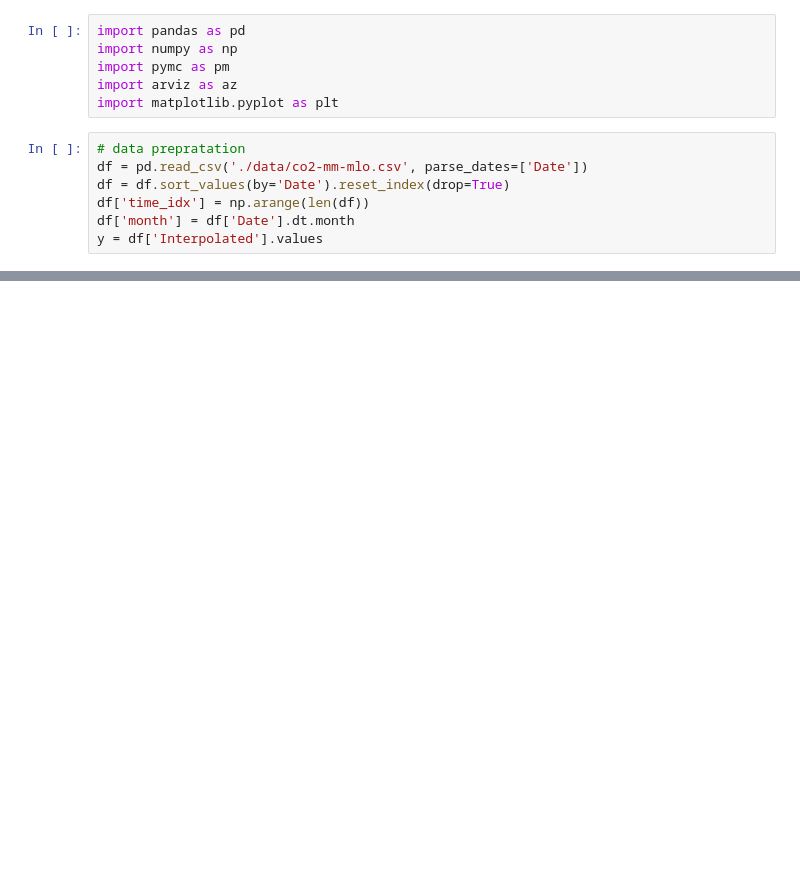
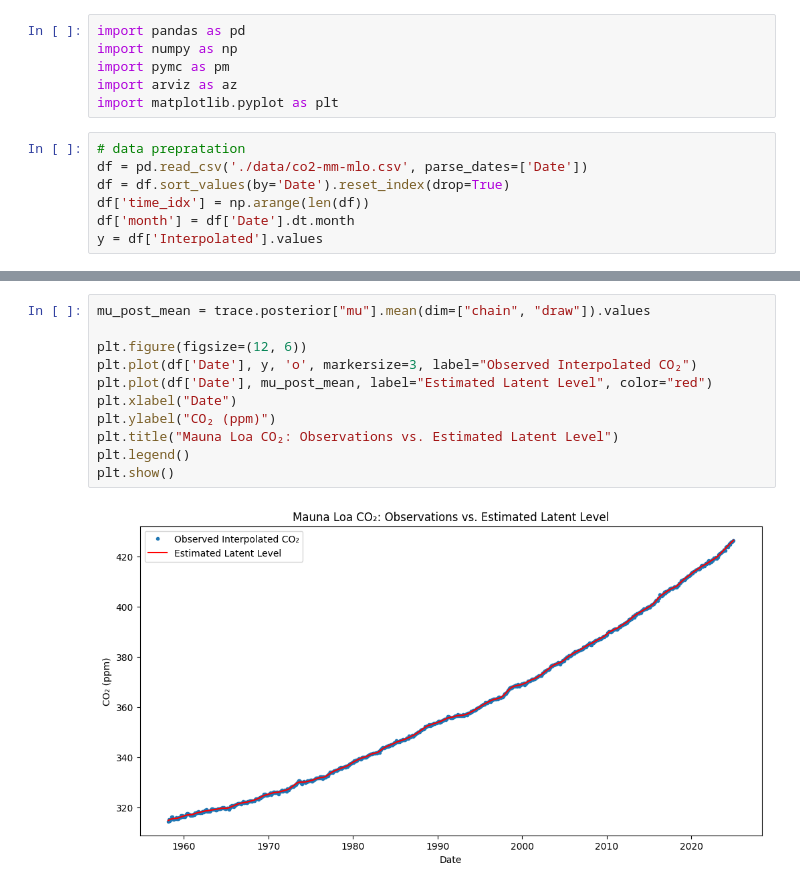
Before and after one commit to kabitalama/MaunaLoa-CO2-Level-BSTS-PyMC, a Jupyter notebook: bsts.ipynb, the cells around one changed output, grey strips where cells are left out. Drawn from its saved outputs; the diff is of its cells as text; blank space fills up the shorter version.

```diff
--- a/bsts.ipynb
+++ b/bsts.ipynb
@@ -42,0 +84,13 @@ with pm.Model() as bsts_model:
+# %%
+mu_post_mean = trace.posterior["mu"].mean(dim=["chain", "draw"]).values
+
+plt.figure(figsize=(12, 6))
+plt.plot(df['Date'], y, 'o', markersize=3, label="Observed Interpolated CO₂")
+plt.plot(df['Date'], mu_post_mean, label="Estimated Latent Level", color="red")
+plt.xlabel("Date")
+plt.ylabel("CO₂ (ppm)")
+plt.title("Mauna Loa CO₂: Observations vs. Estimated Latent Level")
+plt.legend()
+plt.show()
+# %% [output]
+[figure, added]
```
Also changed, not shown: parts of 9 cells of this notebook.
